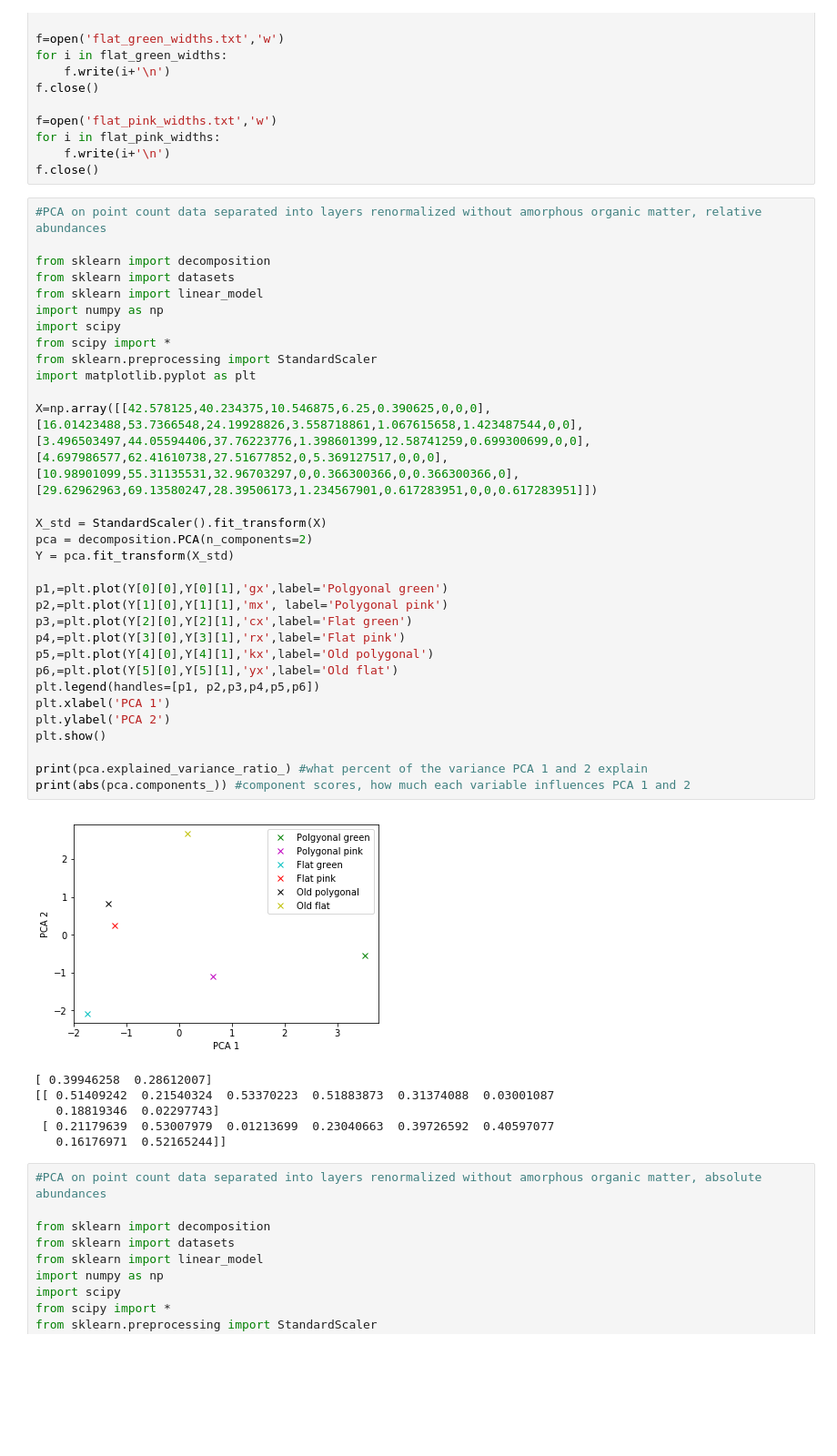
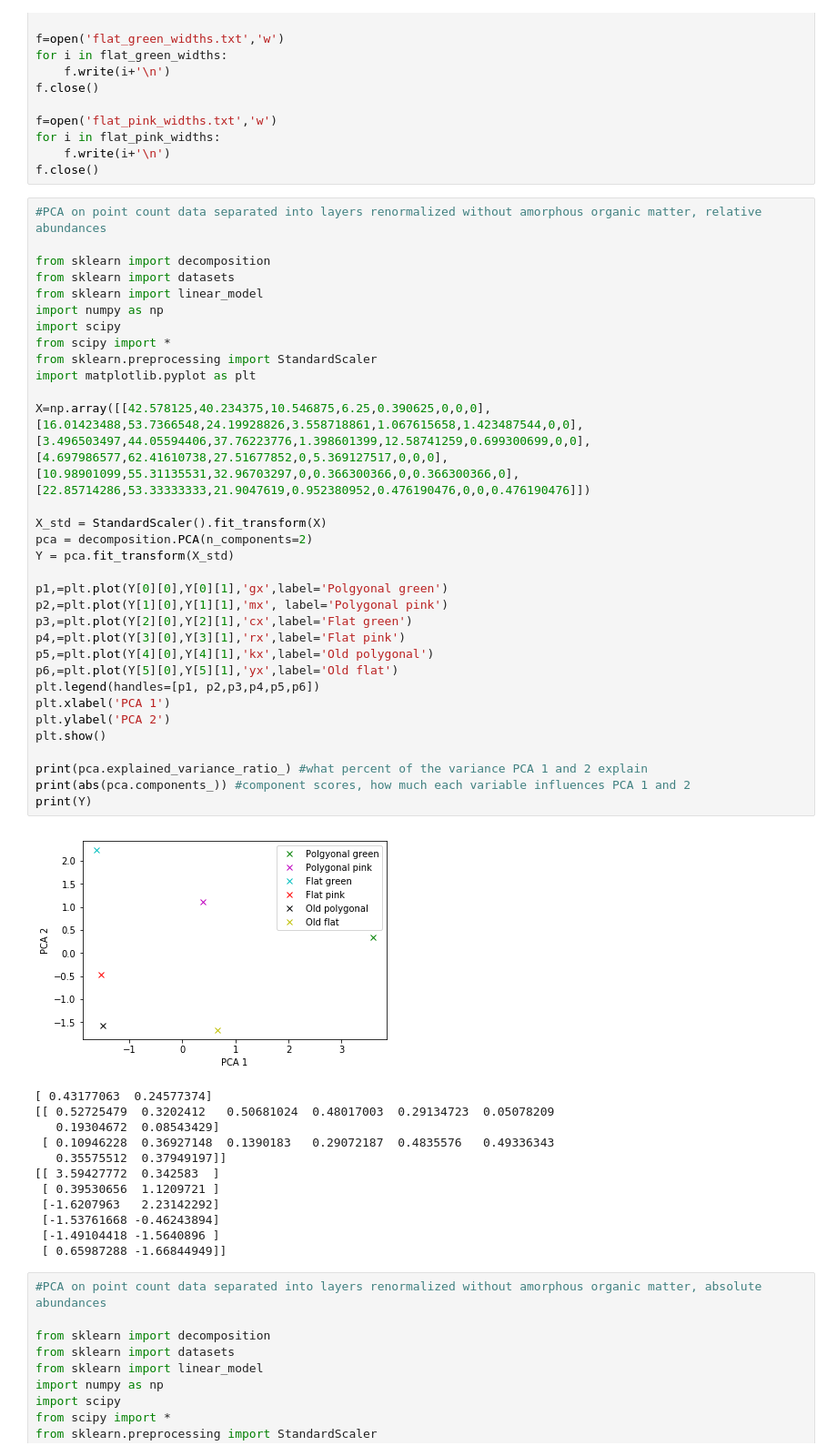
Before and after one commit to sriemer1/senior-thesis, a Jupyter notebook: Jmicrovision data .ipynb, the cells around one changed output. Shown at 91% size. Drawn from its saved outputs; the diff is of its cells as text; blank space fills up the shorter version.

```diff
--- a/Jmicrovision data .ipynb
+++ b/Jmicrovision data .ipynb
@@ -260,40 +259,47 @@ from sklearn import linear_model
 import numpy as np
 import scipy
 from scipy import *
 from sklearn.preprocessing import StandardScaler
 import matplotlib.pyplot as plt
 
 X=np.array([[42.578125,40.234375,10.546875,6.25,0.390625,0,0,0],
 [16.01423488,53.7366548,24.19928826,3.558718861,1.067615658,1.423487544,0,0],
 [3.496503497,44.05594406,37.76223776,1.398601399,12.58741259,0.699300699,0,0],
 [4.697986577,62.41610738,27.51677852,0,5.369127517,0,0,0],
 [10.98901099,55.31135531,32.96703297,0,0.366300366,0,0.366300366,0],
-[29.62962963,69.13580247,28.39506173,1.234567901,0.617283951,0,0,0.617283951]])
+[22.85714286,53.33333333,21.9047619,0.952380952,0.476190476,0,0,0.476190476]])
 
 X_std = StandardScaler().fit_transform(X)
 pca = decomposition.PCA(n_components=2)
 Y = pca.fit_transform(X_std)
 
 p1,=plt.plot(Y[0][0],Y[0][1],'gx',label='Polgyonal green')
 p2,=plt.plot(Y[1][0],Y[1][1],'mx', label='Polygonal pink')
 p3,=plt.plot(Y[2][0],Y[2][1],'cx',label='Flat green')
 p4,=plt.plot(Y[3][0],Y[3][1],'rx',label='Flat pink')
 p5,=plt.plot(Y[4][0],Y[4][1],'kx',label='Old polygonal')
 p6,=plt.plot(Y[5][0],Y[5][1],'yx',label='Old flat')
 plt.legend(handles=[p1, p2,p3,p4,p5,p6])
 plt.xlabel('PCA 1')
 plt.ylabel('PCA 2')
 plt.show()
 
 print(pca.explained_variance_ratio_) #what percent of the variance PCA 1 and 2 explain
 print(abs(pca.components_)) #component scores, how much each variable influences PCA 1 and 2
+print(Y)
 # %% [output]
-[figure, old version]
+[figure, new version]
-[ 0.39946258  0.28612007]
-[[ 0.51409242  0.21540324  0.53370223  0.51883873  0.31374088  0.03001087
-   0.18819346  0.02297743]
- [ 0.21179639  0.53007979  0.01213699  0.23040663  0.39726592  0.40597077
-   0.16176971  0.52165244]]
+[ 0.43177063  0.24577374]
+[[ 0.52725479  0.3202412   0.50681024  0.48017003  0.29134723  0.05078209
+   0.19304672  0.08543429]
+ [ 0.10946228  0.36927148  0.1390183   0.29072187  0.4835576   0.49336343
+   0.35575512  0.37949197]]
+[[ 3.59427772  0.342583  ]
+ [ 0.39530656  1.1209721 ]
+ [-1.6207963   2.23142292]
+ [-1.53761668 -0.46243894]
+ [-1.49104418 -1.5640896 ]
+ [ 0.65987288 -1.66844949]]
 # %%
 #PCA on point count data separated into layers renormalized without amorphous organic matter, absolute abundances
 
```
Also changed, not shown: parts of 2 cells of this notebook.
